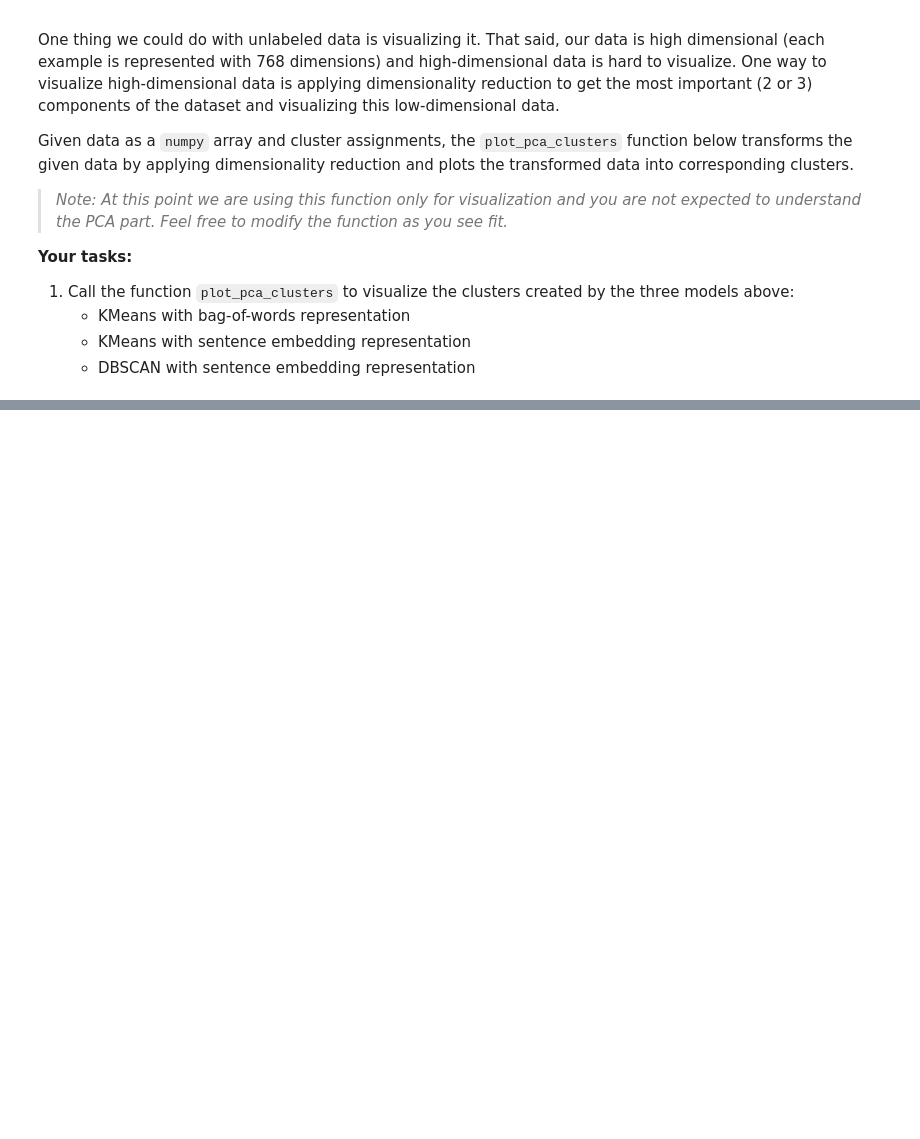
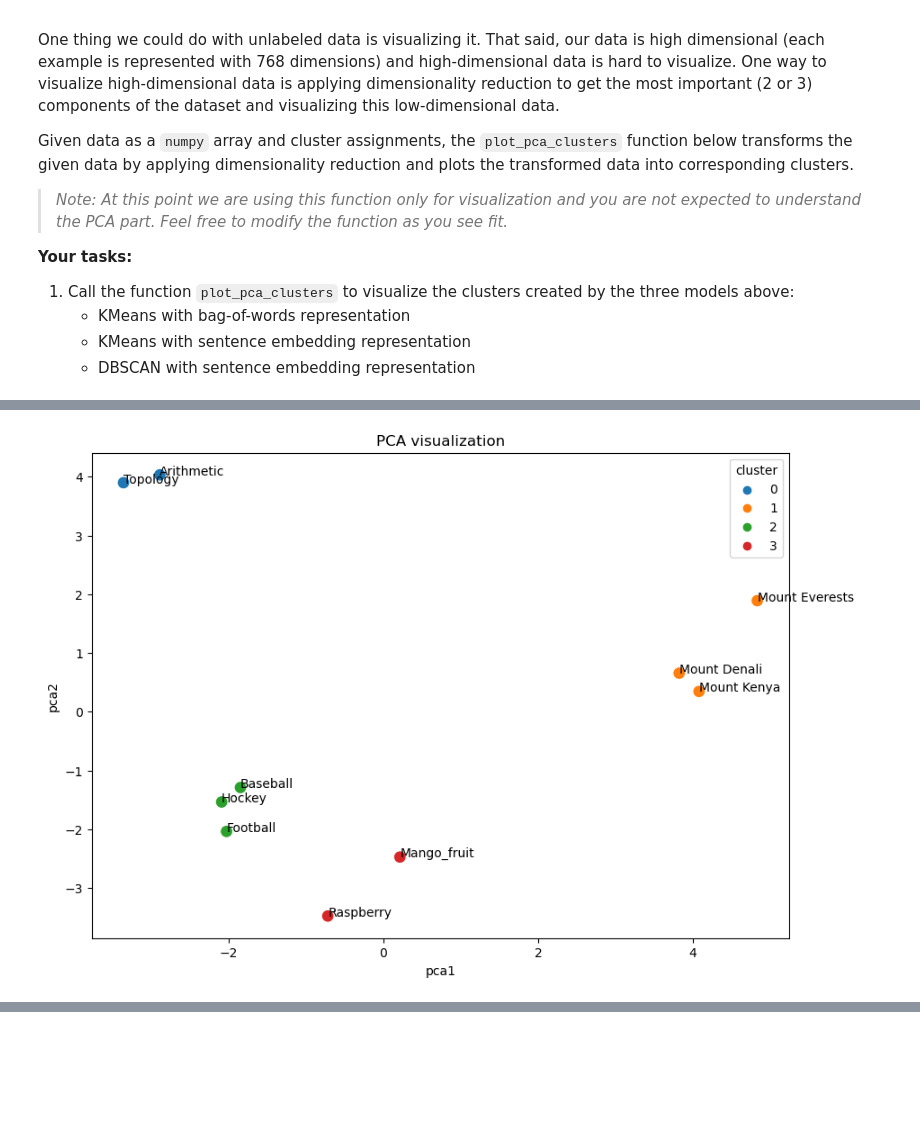
Before and after one commit to Blaise143/CPSC-330-ASSIGNMENTS, a Jupyter notebook: hw7/hw7.ipynb, the cells around one changed output, grey strips where cells are left out. Drawn from its saved outputs; the diff is of its cells as text; code cells hidden in the pictures; blank space fills up the shorter version.

```diff
--- a/hw7/hw7.ipynb
+++ b/hw7/hw7.ipynb
@@ -447,0 +457,5 @@ def plot_pca_clusters(
+# %%
+# Kmeans with sentence embedding representation
+plot_pca_clusters(data=emb_sents, cluster_labels=emb_kmeans.labels_, show_labels=True)
+# %% [output]
+[figure, added]
```
Also changed, not shown: parts of 6 cells of this notebook.
